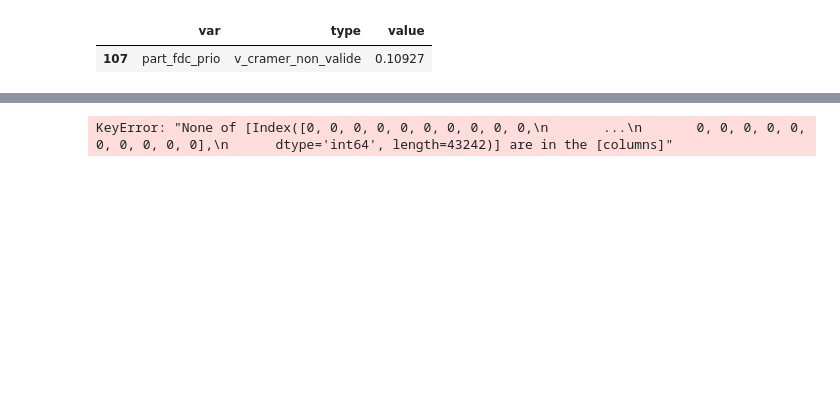
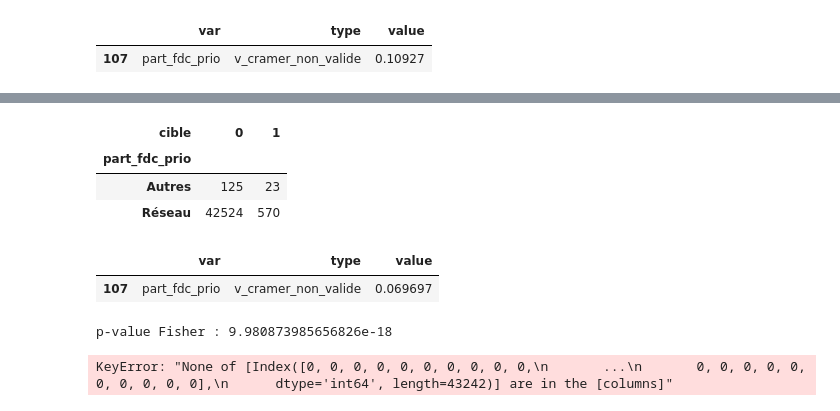
Before and after one commit to DaveMTK20002/PROJET-SCORING-Ikram-Davick, a Jupyter notebook: avancement.ipynb, the cells around one changed output, grey strips where cells are left out. Cells and saved outputs as stored; diff of their text form; code cells hidden in the pictures; blank space fills up the shorter version.

```diff
--- a/avancement.ipynb
+++ b/avancement.ipynb
@@ -367,0 +373,21 @@ first_var_selection[first_var_selection["type"]!="p_value_kruskal_wallis"]
+# %%
+table2 = pd.crosstab(df_train["part_fdc_prio"], df_train["cible"])
+table2
+# %% [output]
+| cible | 0 | 1 |
+| part_fdc_prio |  |  |
+| Autres | 125 | 23 |
+| Réseau | 42524 | 570 |
+# %%
+first_var_selection2=analyze_features(df_train, "cible")
+first_var_selection2[first_var_selection2["type"]!="stat_kruskal_wallis"]
+# %% [output]
+|  | var | type | value |
+| 107 | part_fdc_prio | v_cramer_non_valide | 0.069697 |
+# %%
+##On constate que même là le test n'est pas valide, donc on va recourir au test deFisher Exact
+from scipy.stats import chi2_contingency, fisher_exact
+odds, p_fisher = fisher_exact(table2)
+print("p-value Fisher :", p_fisher)
+# %% [output]
+p-value Fisher : 9.980873985656826e-18
```
Also changed, not shown: parts of 14 cells of this notebook.
